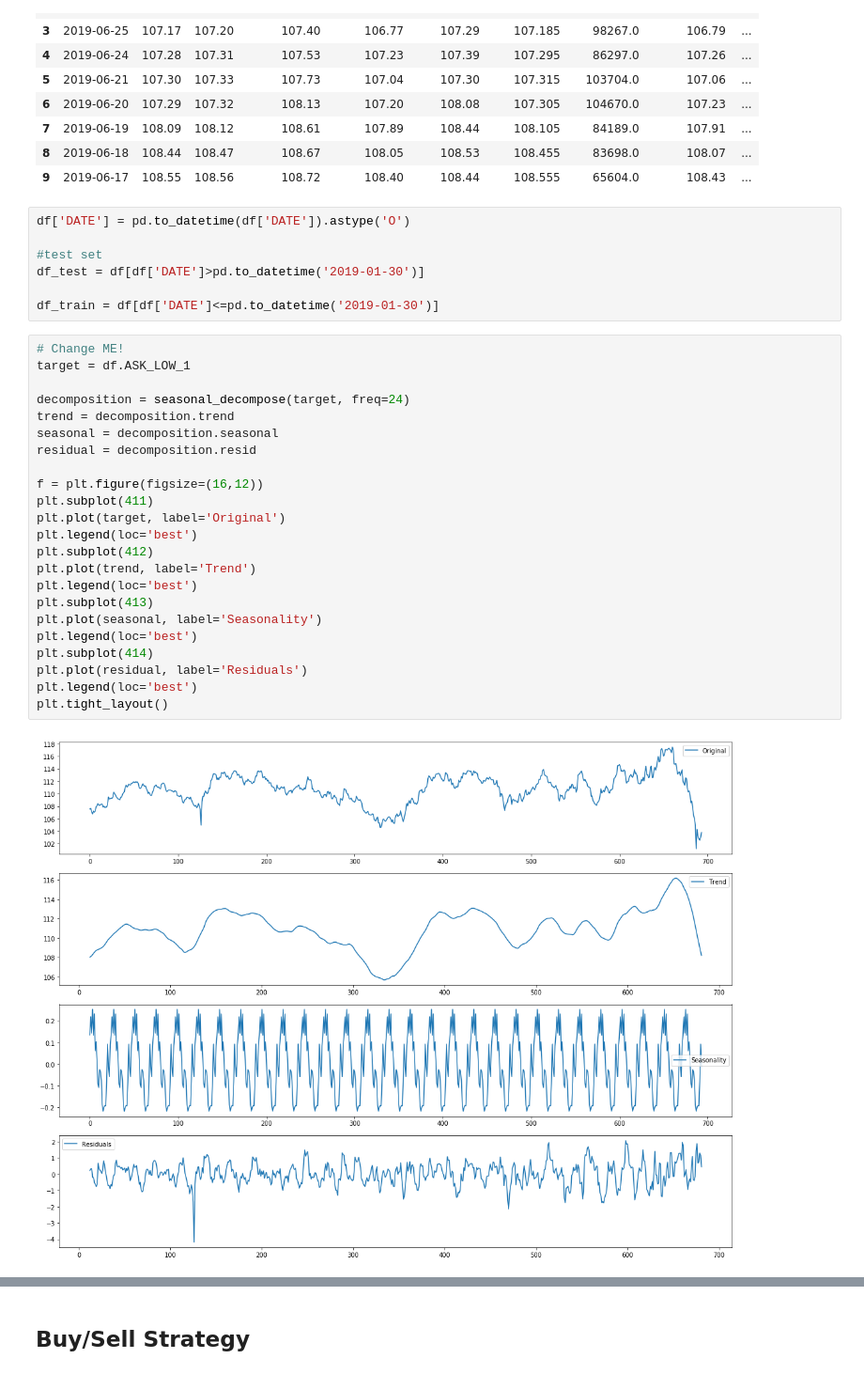
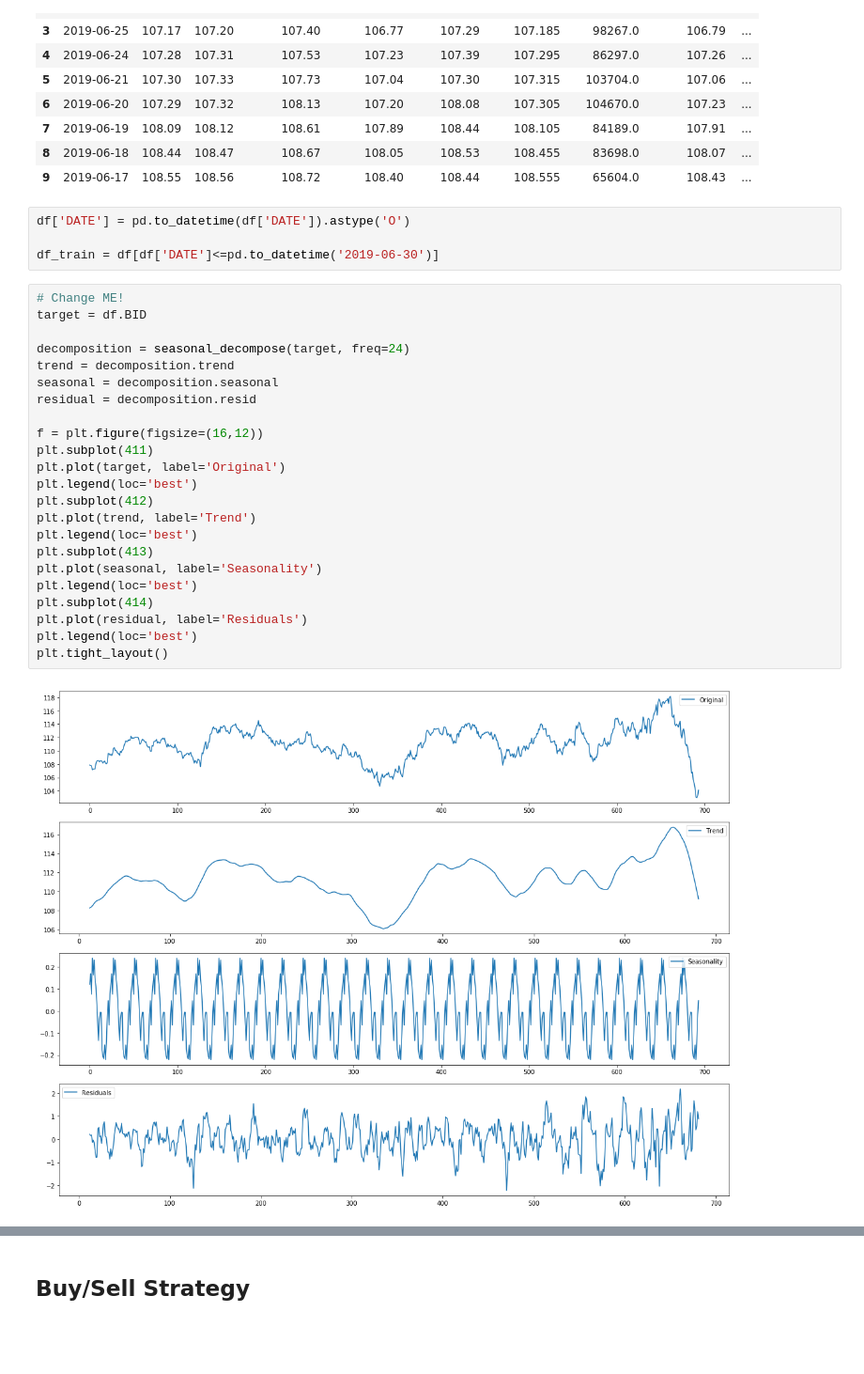
Before and after one commit to Soundpulse/UBS-Ideas, a Jupyter notebook: UBS Model - Hedging.ipynb, the cells around one changed output, grey strips where cells are left out. Shown: that part at 94% size. Cells and saved outputs as stored; diff of their text form; blank space fills up the shorter version.

```diff
--- a/UBS Model - Hedging.ipynb
+++ b/UBS Model - Hedging.ipynb
@@ -79,34 +74,31 @@ df.head(10)
 # %%
 df['DATE'] = pd.to_datetime(df['DATE']).astype('O')
 
-#test set
-df_test = df[df['DATE']>pd.to_datetime('2019-01-30')]
-
-df_train = df[df['DATE']<=pd.to_datetime('2019-01-30')]
+df_train = df[df['DATE']<=pd.to_datetime('2019-06-30')]
 # %%
 # Change ME!
-target = df.ASK_LOW_1
+target = df.BID
 
 decomposition = seasonal_decompose(target, freq=24)
 trend = decomposition.trend
 seasonal = decomposition.seasonal
 residual = decomposition.resid
 
 f = plt.figure(figsize=(16,12))
 plt.subplot(411)
 plt.plot(target, label='Original')
 plt.legend(loc='best')
 plt.subplot(412)
 plt.plot(trend, label='Trend')
 plt.legend(loc='best')
 plt.subplot(413)
 plt.plot(seasonal, label='Seasonality')
 plt.legend(loc='best')
 plt.subplot(414)
 plt.plot(residual, label='Residuals')
 plt.legend(loc='best')
 plt.tight_layout()
 # %% [output]
-[figure, old version]
+[figure, new version]
 # %%
 # Looking for about 99% Confidence
```
Also changed, not shown: parts of 11 cells of this notebook, 1 other file.
